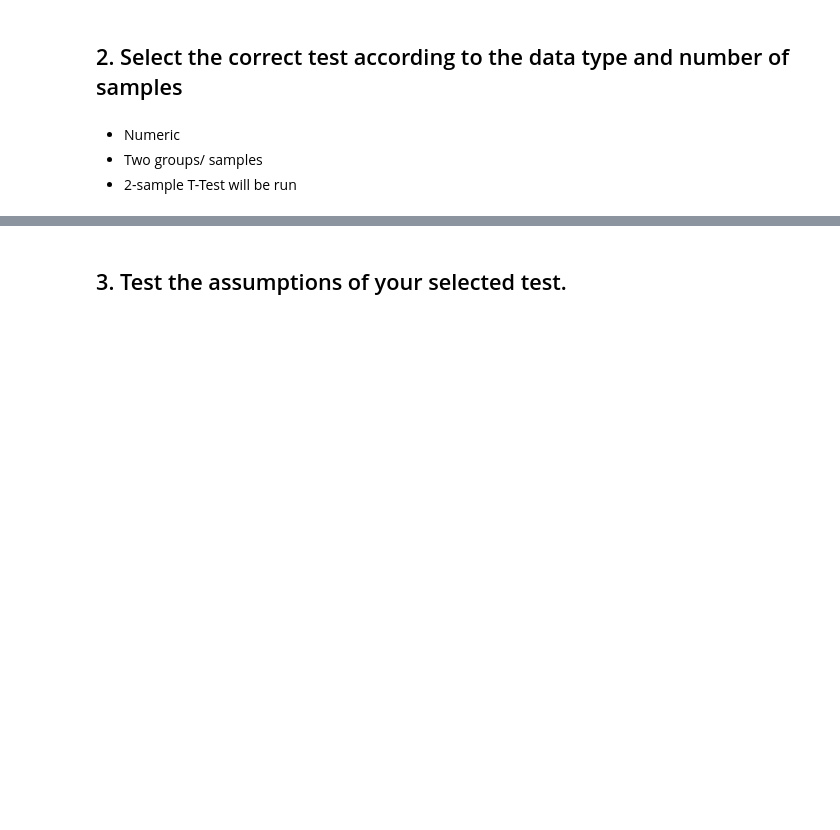
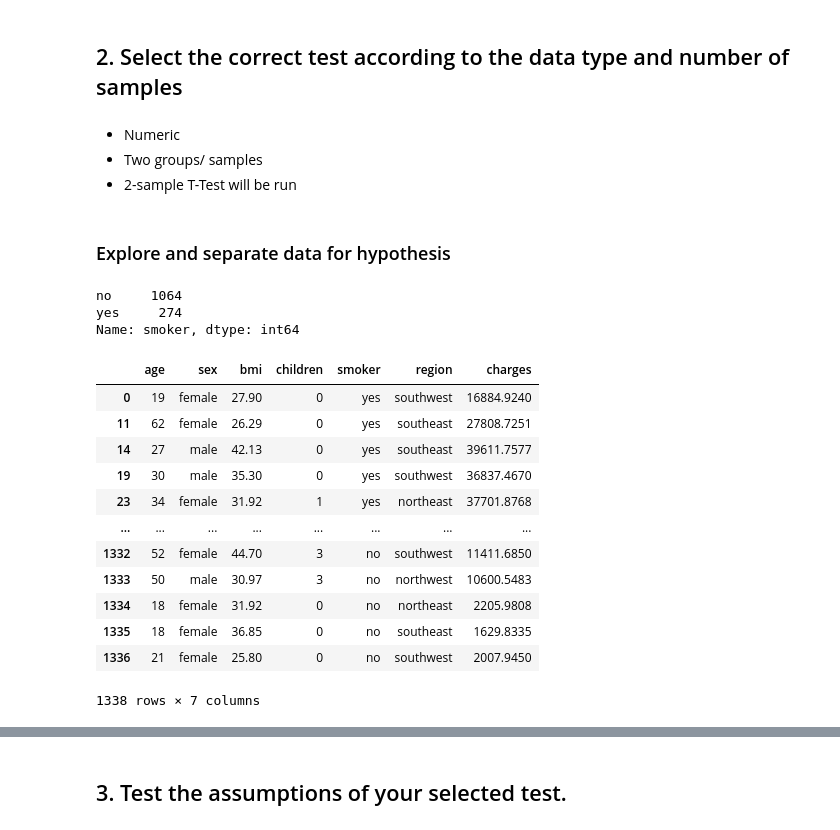
Before and after one commit to Jalicia-Harris/Hypothesis-Testing-with-Insurance-Data--Core-, a Jupyter notebook: Hypothesis Testing.ipynb, the cells around one changed output, grey strips where cells are left out. Cells and saved outputs as stored; diff of their text form; code cells hidden in the pictures; blank space fills up the shorter version.

```diff
--- a/Hypothesis Testing.ipynb
+++ b/Hypothesis Testing.ipynb
@@ -40,3 +40,34 @@ df.head()
 - Numeric
 - Two groups/ samples
 - 2-sample T-Test will be run
+# %% [markdown]
+### Explore and separate data for hypothesis
+# %%
+# See how many are smokers and non-smokers
+df['smoker'].value_counts()
+# %% [output]
+no     1064
+yes     274
+Name: smoker, dtype: int64
+# %%
+# Create filter for smokers and non-smokers
+smoker_df = df.loc[df['smoker']=='yes'].copy()
+non_smoker_df = df.loc[df['smoker']=='no'].copy()
+# %%
+# Make a df just for visualization by concat the groups
+plot_df = pd.concat([smoker_df, non_smoker_df])
+plot_df
+# %% [output]
+|  | age | sex | bmi | children | smoker | region | charges |
+| 0 | 19 | female | 27.90 | 0 | yes | southwest | 16884.9240 |
+| 11 | 62 | female | 26.29 | 0 | yes | southeast | 27808.7251 |
+| 14 | 27 | male | 42.13 | 0 | yes | southeast | 39611.7577 |
+| 19 | 30 | male | 35.30 | 0 | yes | southwest | 36837.4670 |
+| 23 | 34 | female | 31.92 | 1 | yes | northeast | 37701.8768 |
+| ... | ... | ... | ... | ... | ... | ... | ... |
+| 1332 | 52 | female | 44.70 | 3 | no | southwest | 11411.6850 |
+| 1333 | 50 | male | 30.97 | 3 | no | northwest | 10600.5483 |
+| 1334 | 18 | female | 31.92 | 0 | no | northeast | 2205.9808 |
+| 1335 | 18 | female | 36.85 | 0 | no | southeast | 1629.8335 |
+| 1336 | 21 | female | 25.80 | 0 | no | southwest | 2007.9450 |
+1338 rows × 7 columns
```
Also changed, not shown: parts of 21 cells of this notebook.
